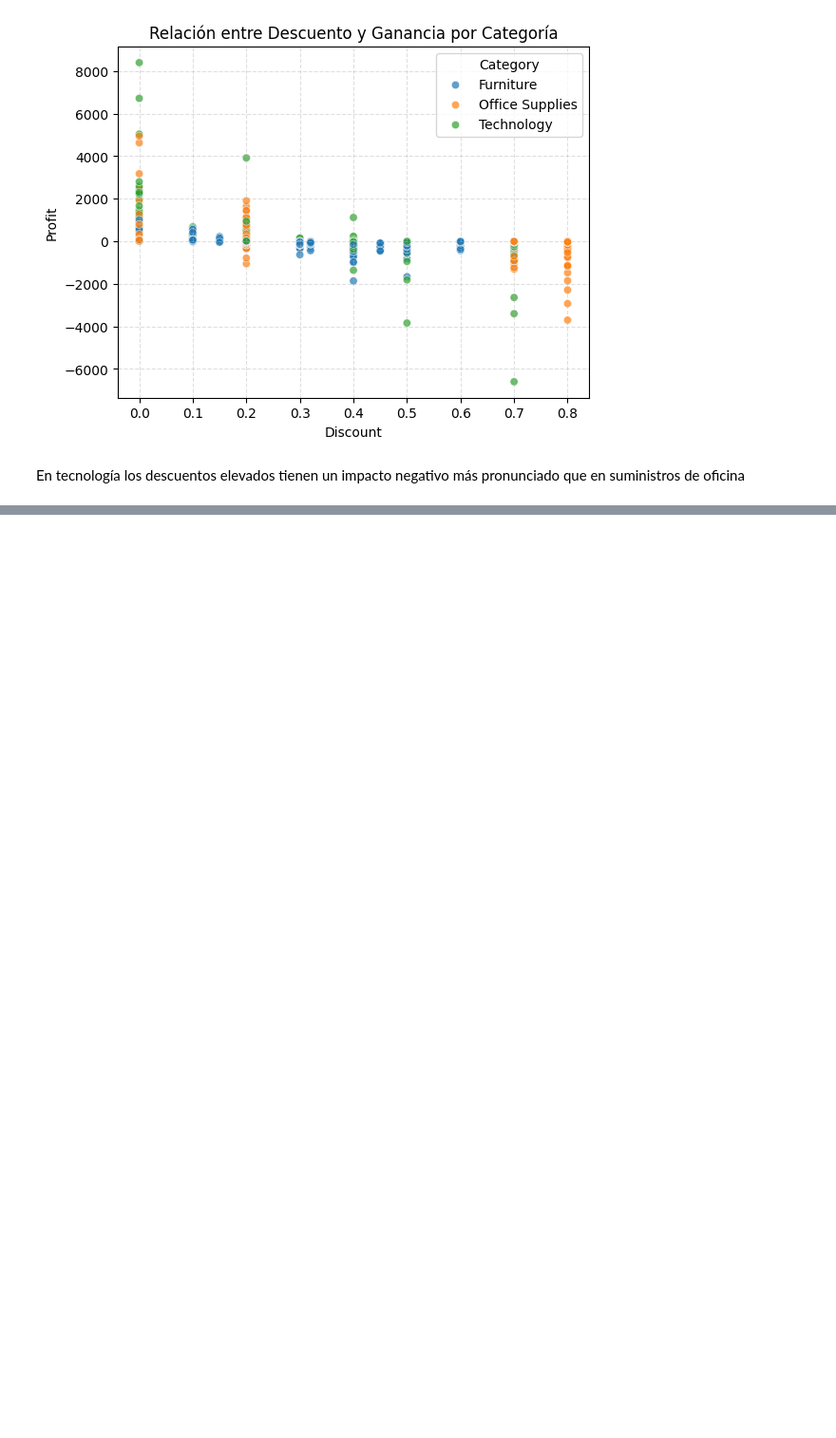
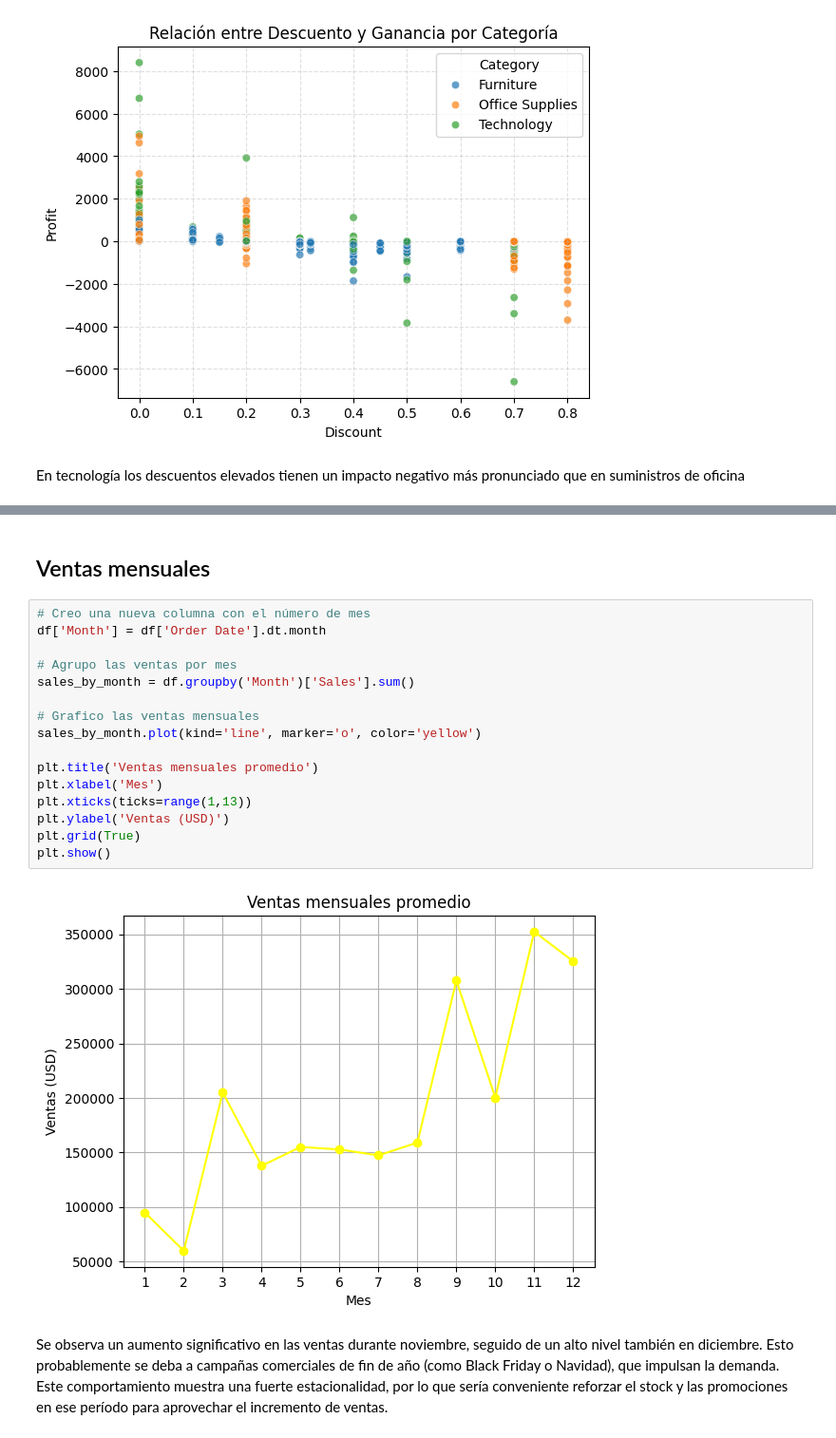
Before and after one commit to AgusISO8583/ITBA, a Jupyter notebook: TP_supermercadoG3.ipynb, the cells around one changed output, grey strips where cells are left out. Shown at 95% size. Drawn from its saved outputs; the diff is of its cells as text; blank space fills up the shorter version.

```diff
--- a/TP_supermercadoG3.ipynb
+++ b/TP_supermercadoG3.ipynb
@@ -324,0 +339,24 @@ En tecnología los descuentos elevados tienen un impacto negativo más pronuncia
+# %% [markdown]
+## Ventas mensuales
+# %%
+# Creo una nueva columna con el número de mes
+df['Month'] = df['Order Date'].dt.month
+
+# Agrupo las ventas por mes
+sales_by_month = df.groupby('Month')['Sales'].sum()
+
+# Grafico las ventas mensuales
+sales_by_month.plot(kind='line', marker='o', color='yellow')
+
+plt.title('Ventas mensuales promedio')
+plt.xlabel('Mes')
+plt.xticks(ticks=range(1,13))
+plt.ylabel('Ventas (USD)')
+plt.grid(True)
+plt.show()
+# %% [output]
+[figure, added]
+# %% [markdown]
+Se observa un aumento significativo en las ventas durante noviembre, seguido de un alto nivel también en diciembre.
+Esto probablemente se deba a campañas comerciales de fin de año (como Black Friday o Navidad), que impulsan la demanda.
+Este comportamiento muestra una fuerte estacionalidad, por lo que sería conveniente reforzar el stock y las promociones en ese período para aprovechar el incremento de ventas.
```
Also changed, not shown: parts of 3 cells of this notebook.
